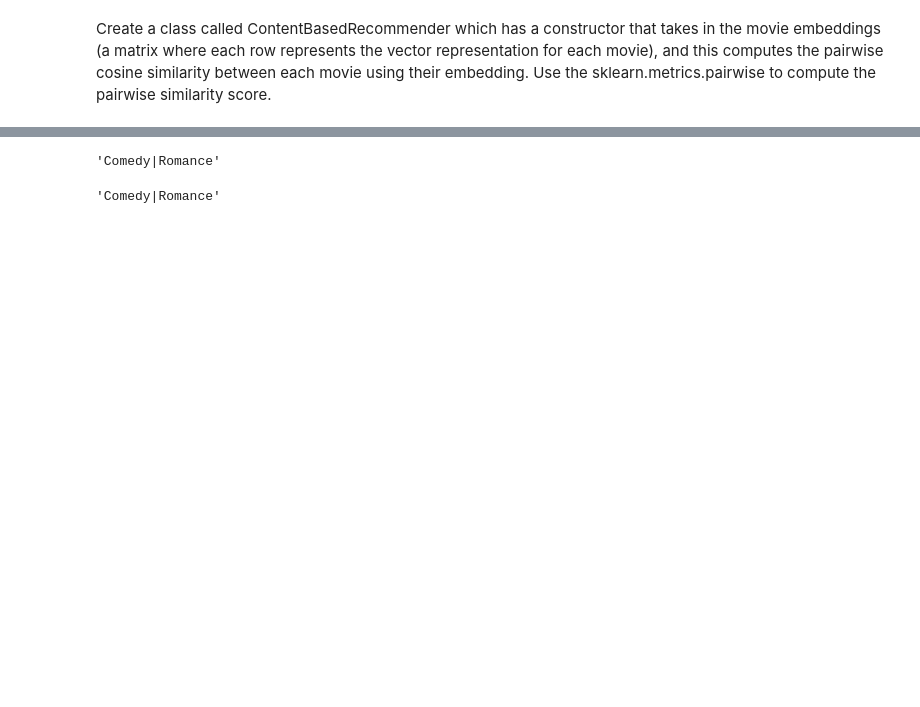
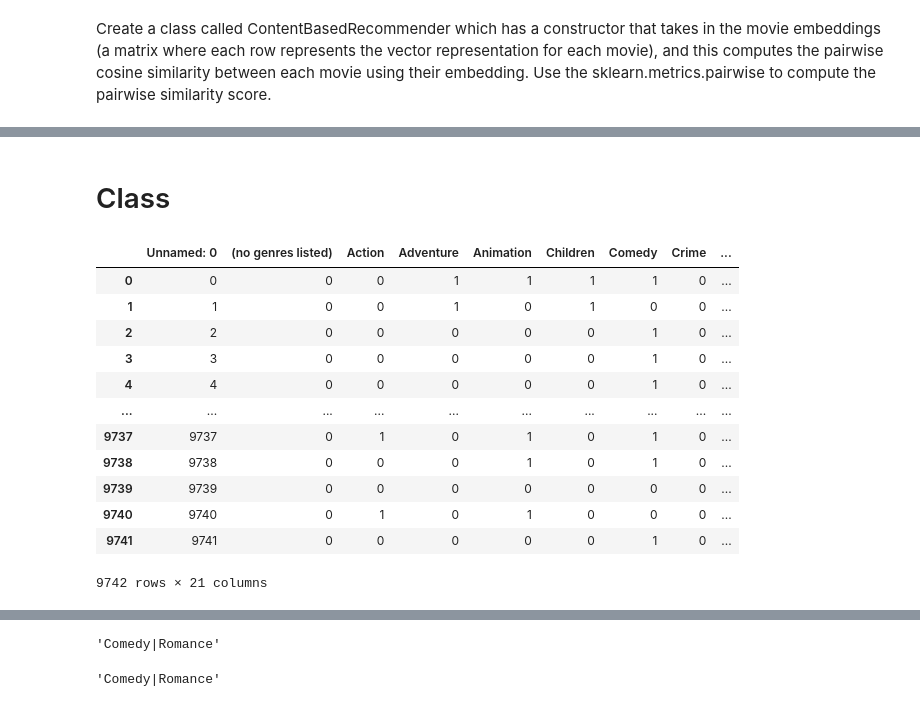
Before and after one commit to CogitoNTNU/CatMatch, a Jupyter notebook: movie_dataset.ipynb, the cells around one changed output, grey strips where cells are left out. Cells and saved outputs as stored; diff of their text form; code cells hidden in the pictures; blank space fills up the shorter version.

```diff
--- a/movie_dataset.ipynb
+++ b/movie_dataset.ipynb
@@ -348,0 +415,2 @@ embedding[:10][:10]
+# %% [markdown]
+# Class
@@ -348,0 +419,16 @@ embedding[:10][:10]
+# %%
+embedding
+# %% [output]
+|  | Unnamed: 0 | (no genres listed) | Action | Adventure | Animation | Children | Comedy | Crime | ... |
+| 0 | 0 | 0 | 0 | 1 | 1 | 1 | 1 | 0 | ... |
+| 1 | 1 | 0 | 0 | 1 | 0 | 1 | 0 | 0 | ... |
+| 2 | 2 | 0 | 0 | 0 | 0 | 0 | 1 | 0 | ... |
+| 3 | 3 | 0 | 0 | 0 | 0 | 0 | 1 | 0 | ... |
+| 4 | 4 | 0 | 0 | 0 | 0 | 0 | 1 | 0 | ... |
+| ... | ... | ... | ... | ... | ... | ... | ... | ... | ... |
+| 9737 | 9737 | 0 | 1 | 0 | 1 | 0 | 1 | 0 | ... |
+| 9738 | 9738 | 0 | 0 | 0 | 1 | 0 | 1 | 0 | ... |
+| 9739 | 9739 | 0 | 0 | 0 | 0 | 0 | 0 | 0 | ... |
+| 9740 | 9740 | 0 | 1 | 0 | 1 | 0 | 0 | 0 | ... |
+| 9741 | 9741 | 0 | 0 | 0 | 0 | 0 | 1 | 0 | ... |
+9742 rows × 21 columns
```
Also changed, not shown: parts of 45 cells of this notebook, 2 other files.
